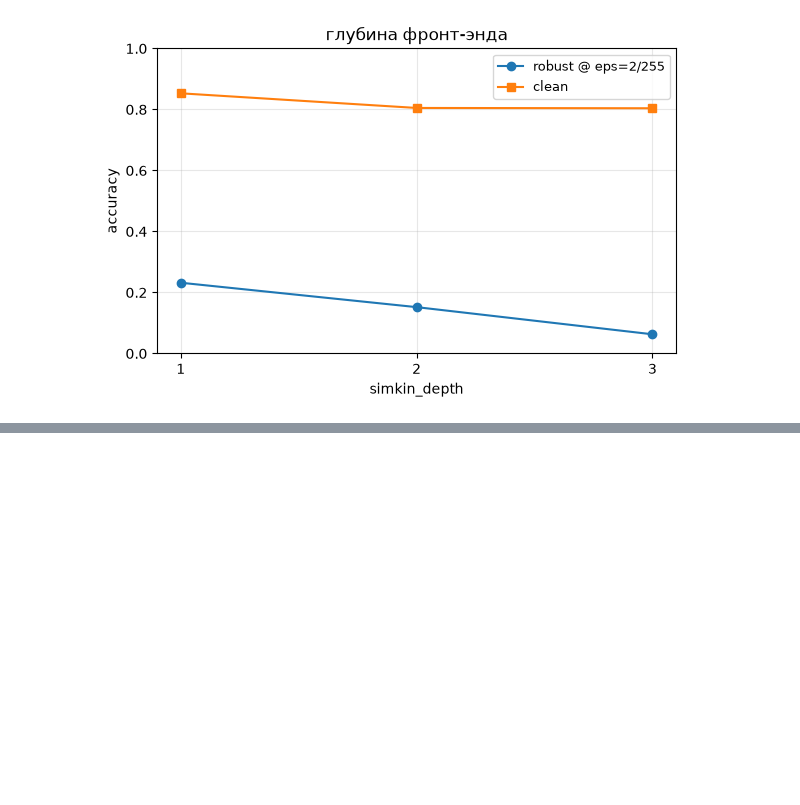
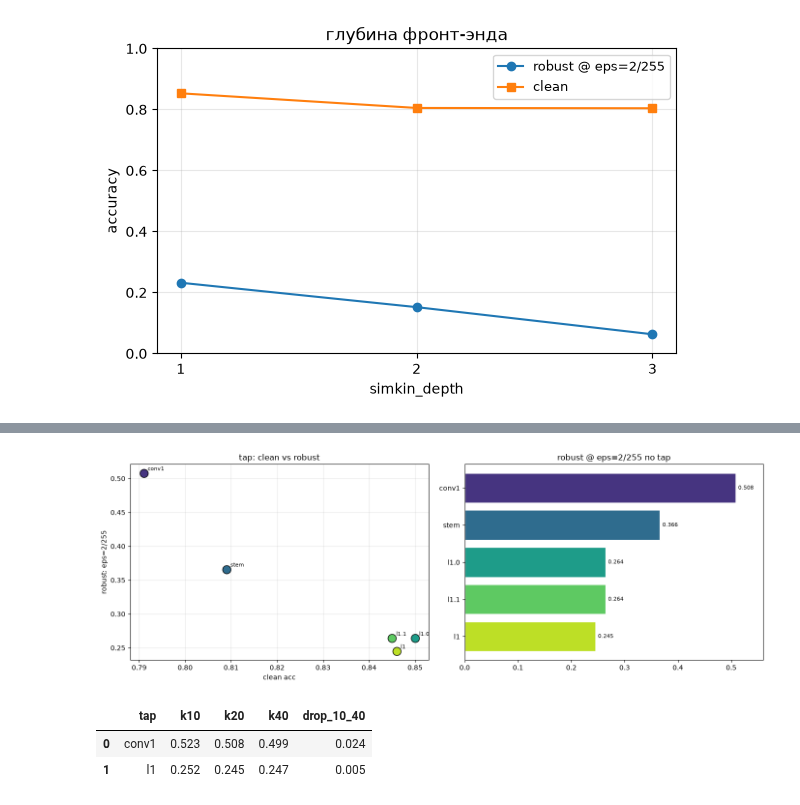
Before and after one commit to tarakanov517/CV_JND_based_approach, a Jupyter notebook: notebooks/compare_experiments.ipynb, the cells around one changed output, grey strips where cells are left out. Cells and saved outputs as stored; diff of their text form; code cells hidden in the pictures; blank space fills up the shorter version.

Commit message:
as: add layer robust notebook

```diff
--- a/notebooks/compare_experiments.ipynb
+++ b/notebooks/compare_experiments.ipynb
@@ -255,0 +258,9 @@ plt.tight_layout(); plt.show()
+# %%
+tap_sweep = pd.DataFrame([
+    dict(tap='conv1', clean=0.791, eps2=0.508, eps4=0.235),
+    dict(tap='stem',  clean=0.809, eps2=0.366, eps4=0.083),
+    dict(tap='l1.0',  clean=0.850, eps2=0.264, eps4=0.033),
+    dict(tap='l1.1',  clean=0.845, eps2=0.264, eps4=0.032),
+    dict(tap='l1',    clean=0.846, eps2=0.245, eps4=0.026),
+])
+tap_sweep
@@ -255,0 +274,32 @@ plt.tight_layout(); plt.show()
+# %%
+tap_order = ['conv1', 'stem', 'l1.0', 'l1.1', 'l1']
+tcol = dict(zip(tap_order, plt.cm.viridis([0.15, 0.35, 0.55, 0.75, 0.9])))
+fig, ax = plt.subplots(1, 2, figsize=(14, 5))
+
+for _, r in tap_sweep.iterrows():
+    ax[0].scatter(r.clean, r.eps2, s=150, color=tcol[r.tap],
+                  marker='o', edgecolor='k', zorder=3)
+    ax[0].annotate(r.tap, (r.clean, r.eps2), fontsize=8,
+                   xytext=(6, 4), textcoords='offset points')
+ax[0].set_xlabel('clean acc'); ax[0].set_ylabel('robust: eps=2/255')
+ax[0].set_title('tap: clean vs robust'); ax[0].grid(alpha=.3)
+
+d = tap_sweep.sort_values('eps2')
+ax[1].barh(d.tap, d.eps2, color=[tcol[t] for t in d.tap], edgecolor='white')
+for i, v in enumerate(d.eps2):
+    ax[1].text(v + 0.005, i, f'{v:.3f}', va='center', fontsize=8)
+ax[1].set_title('robust @ eps=2/255 по tap'); ax[1].set_xlim(0, 0.56)
+plt.tight_layout(); plt.show()
+# %% [output]
+[figure, added]
+# %%
+k_sweep = pd.DataFrame([
+    dict(tap='conv1', k10=0.523, k20=0.508, k40=0.499),
+    dict(tap='l1',    k10=0.252, k20=0.245, k40=0.247),
+])
+k_sweep['drop_10_40'] = (k_sweep.k10 - k_sweep.k40).round(3)
+k_sweep
+# %% [output]
+|  | tap | k10 | k20 | k40 | drop_10_40 |
+| 0 | conv1 | 0.523 | 0.508 | 0.499 | 0.024 |
+| 1 | l1 | 0.252 | 0.245 | 0.247 | 0.005 |
```
Also changed, not shown: parts of 6 cells of this notebook.
